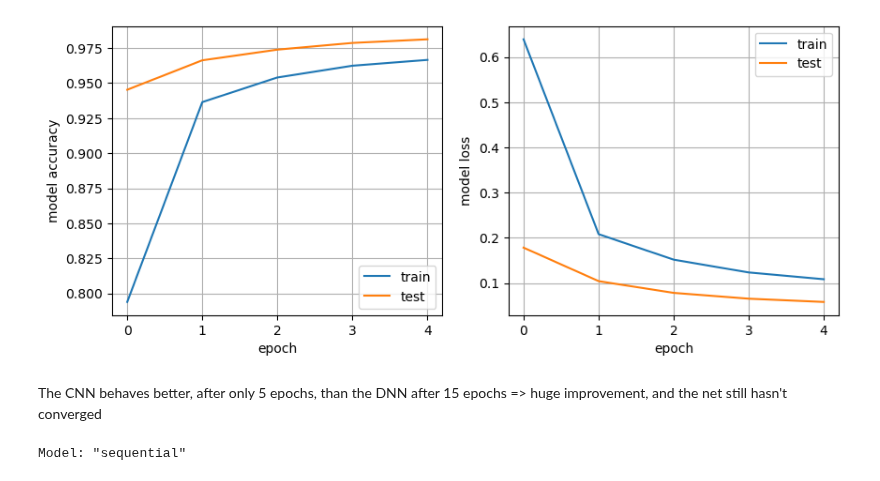
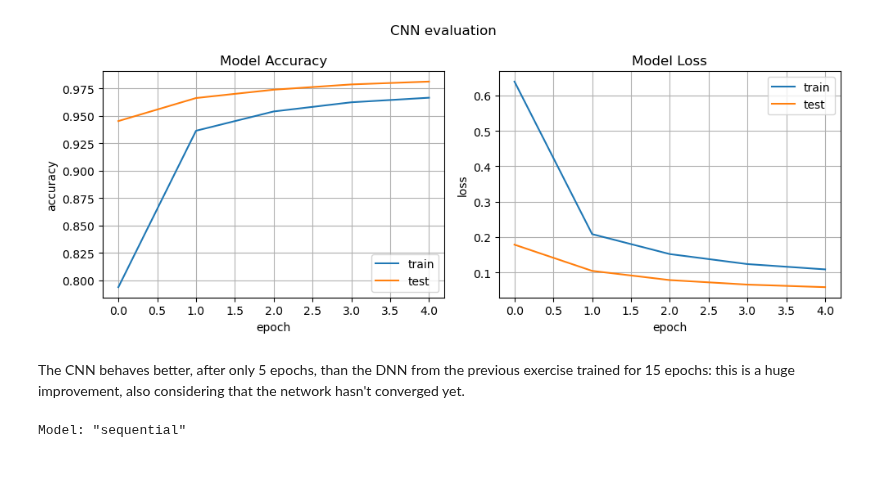
Before and after one commit to YggdrasilUrthr/NSL, a Jupyter notebook: Lab12/Ex12_2/Ex12_2.ipynb, the cells around one changed output. Saved outputs shown, nothing was run; the diff lists cells and outputs as text; code cells hidden in the pictures.

```diff
--- a/Lab12/Ex12_2/Ex12_2.ipynb
+++ b/Lab12/Ex12_2/Ex12_2.ipynb
@@ -41,7 +59,8 @@ plt.figure().set_size_inches(10, 4)
 plt.subplot(1, 2, 1)
 plt.plot(history.history['acc'])
 plt.plot(history.history['val_acc'])
-plt.ylabel('model accuracy')
+plt.title("Model Accuracy")
+plt.ylabel('accuracy')
 plt.xlabel('epoch')
 plt.legend(['train', 'test'], loc='best')
 plt.grid(True)
@@ -50,11 +69,14 @@ plt.grid(True)
 plt.subplot(1, 2, 2)
 plt.plot(history.history['loss'])
 plt.plot(history.history['val_loss'])
-plt.ylabel('model loss')
+plt.title("Model Loss")
+plt.ylabel('loss')
 plt.xlabel('epoch')
 plt.legend(['train', 'test'], loc='best')
 plt.grid(True)
 
+plt.suptitle("CNN evaluation")
+plt.tight_layout()
 plt.show()
 
 sgd_score = score                   # I will need this later
@@ -71,9 +93,9 @@ Loading pre-trained model...
 
 Test loss: 0.05841011181473732
 Test accuracy: 0.9812999963760376
-[figure, old version]
+[figure, new version]
 # %% [markdown]
-The CNN behaves better, after only 5 epochs, than the DNN after 15 epochs => huge improvement, and the net still hasn't converged
+The CNN behaves better, after only 5 epochs, than the DNN  from the previous exercise trained for 15 epochs: this is a huge improvement, also considering that the network hasn't converged yet.
 # %%
 print(model_CNN.model.summary())
 # %% [output]
```
Also changed, not shown: parts of 13 cells of this notebook, 4 other files.
